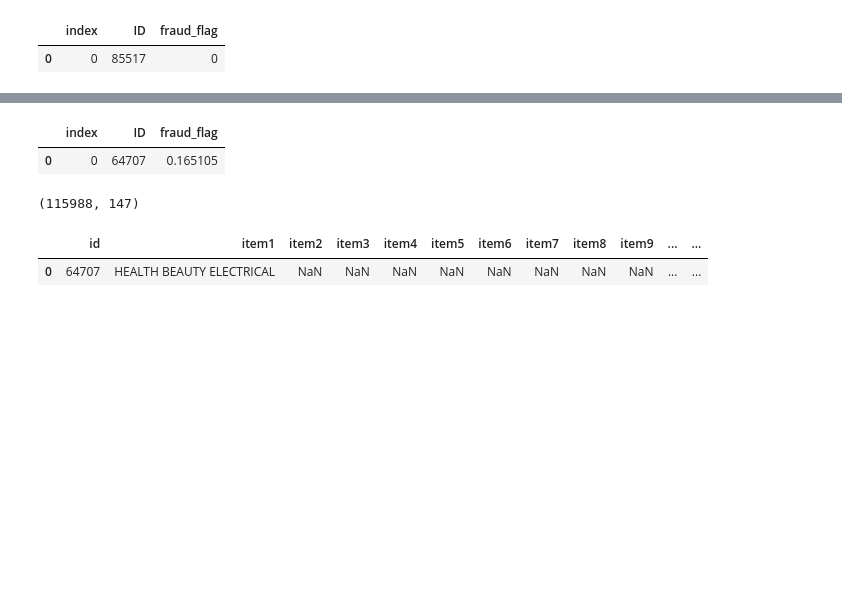
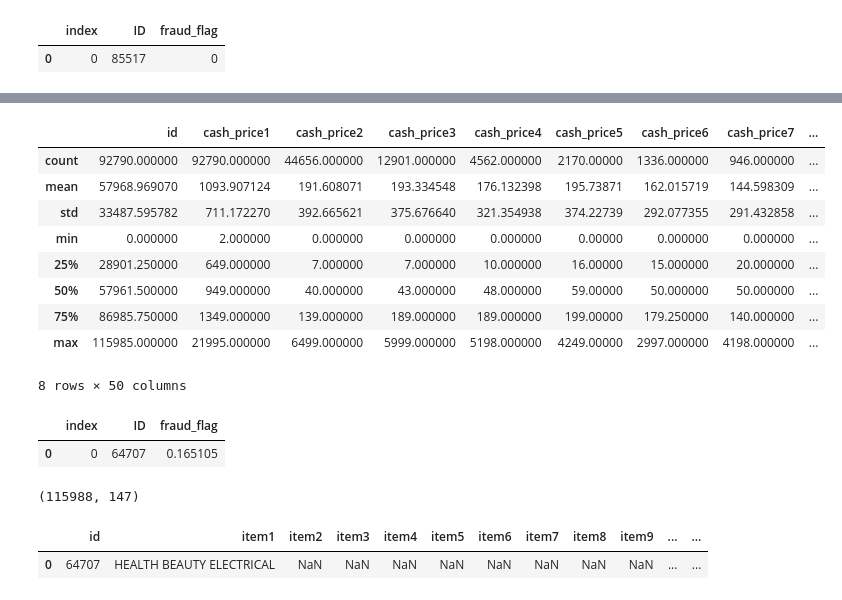
Before and after one commit to sumitgiri87/challenge-data-fraud, a Jupyter notebook: notebooks/train_model.ipynb, the cells around one changed output, grey strips where cells are left out. Saved outputs shown, nothing was run; the diff lists cells and outputs as text; code cells hidden in the pictures; blank space fills up the shorter version.

```diff
--- a/notebooks/train_model.ipynb
+++ b/notebooks/train_model.ipynb
@@ -72,4 +117,17 @@ X_test.head(1)
 1 rows × 146 columns
+# %%
+X_train.describe()
+# %% [output]
+|  | id | cash_price1 | cash_price2 | cash_price3 | cash_price4 | cash_price5 | cash_price6 | cash_price7 | ... |
+| count | 92790.000000 | 92790.000000 | 44656.000000 | 12901.000000 | 4562.000000 | 2170.00000 | 1336.000000 | 946.000000 | ... |
+| mean | 57968.969070 | 1093.907124 | 191.608071 | 193.334548 | 176.132398 | 195.73871 | 162.015719 | 144.598309 | ... |
+| std | 33487.595782 | 711.172270 | 392.665621 | 375.676640 | 321.354938 | 374.22739 | 292.077355 | 291.432858 | ... |
+| min | 0.000000 | 2.000000 | 0.000000 | 0.000000 | 0.000000 | 0.00000 | 0.000000 | 0.000000 | ... |
+| 25% | 28901.250000 | 649.000000 | 7.000000 | 7.000000 | 10.000000 | 16.00000 | 15.000000 | 20.000000 | ... |
+| 50% | 57961.500000 | 949.000000 | 40.000000 | 43.000000 | 48.000000 | 59.00000 | 50.000000 | 50.000000 | ... |
+| 75% | 86985.750000 | 1349.000000 | 139.000000 | 189.000000 | 189.000000 | 199.00000 | 179.250000 | 140.000000 | ... |
+| max | 115985.000000 | 21995.000000 | 6499.000000 | 5999.000000 | 5198.000000 | 4249.00000 | 2997.000000 | 4198.000000 | ... |
+8 rows × 50 columns
 # %%
 Y_test_example.head(1)
 # %% [output]
```
Also changed, not shown: parts of 13 cells of this notebook, 2 other files.
